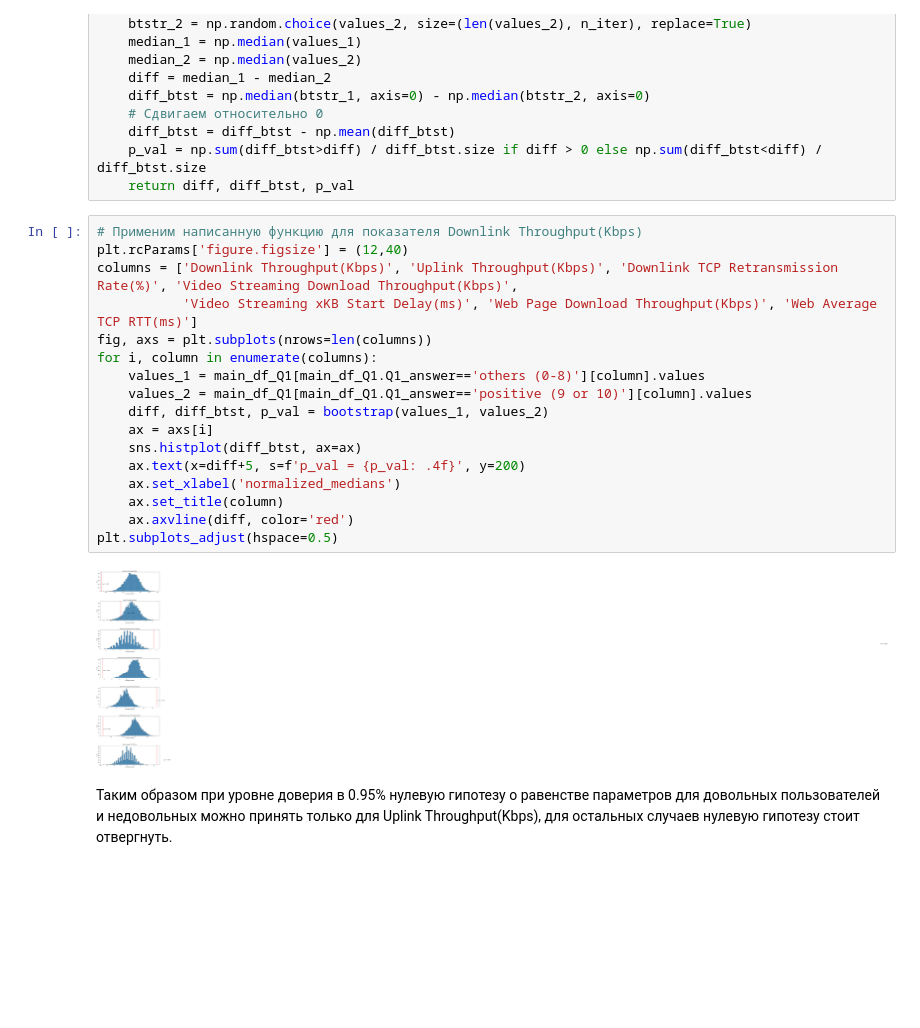
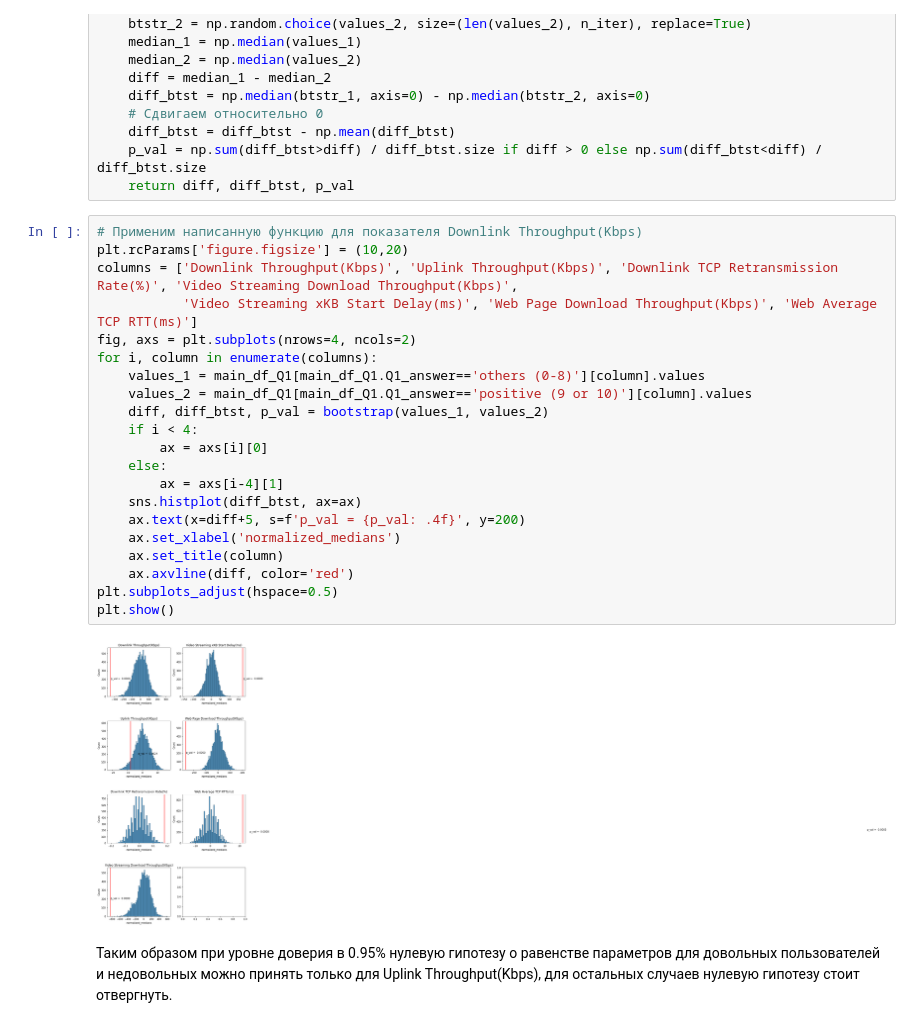
Before and after one commit to KruglikovAnton/megafons_clients_investigation, a Jupyter notebook: megafon_investigation.ipynb, the cells around one changed output. Cells and saved outputs as stored; diff of their text form; blank space fills up the shorter version.

```diff
--- a/megafon_investigation.ipynb
+++ b/megafon_investigation.ipynb
@@ -219,23 +219,27 @@ def bootstrap(values_1: np.array, values_2: np.array, n_iter: int=10000):
     return diff, diff_btst, p_val
 # %%
 # Применим написанную функцию для показателя Downlink Throughput(Kbps)
-plt.rcParams['figure.figsize'] = (12,40)
+plt.rcParams['figure.figsize'] = (10,20)
 columns = ['Downlink Throughput(Kbps)', 'Uplink Throughput(Kbps)', 'Downlink TCP Retransmission Rate(%)', 'Video Streaming Download Throughput(Kbps)',
            'Video Streaming xKB Start Delay(ms)', 'Web Page Download Throughput(Kbps)', 'Web Average TCP RTT(ms)']
-fig, axs = plt.subplots(nrows=len(columns))
+fig, axs = plt.subplots(nrows=4, ncols=2)
 for i, column in enumerate(columns):
     values_1 = main_df_Q1[main_df_Q1.Q1_answer=='others (0-8)'][column].values
     values_2 = main_df_Q1[main_df_Q1.Q1_answer=='positive (9 or 10)'][column].values
     diff, diff_btst, p_val = bootstrap(values_1, values_2)
-    ax = axs[i]
+    if i < 4:
+        ax = axs[i][0]
+    else:
+        ax = axs[i-4][1]
     sns.histplot(diff_btst, ax=ax)
     ax.text(x=diff+5, s=f'p_val = {p_val: .4f}', y=200)
     ax.set_xlabel('normalized_medians')
     ax.set_title(column)
     ax.axvline(diff, color='red')
 plt.subplots_adjust(hspace=0.5)
+plt.show()
 # %% [output]
-[figure, old version]
+[figure, new version]
 # %% [markdown]
 Таким образом при уровне доверия в 0.95% нулевую гипотезу о равенстве  параметров для довольных пользователей и недовольных можно принять только для Uplink Throughput(Kbps), для остальных случаев нулевую гипотезу стоит отвергнуть.
 # %%
```
